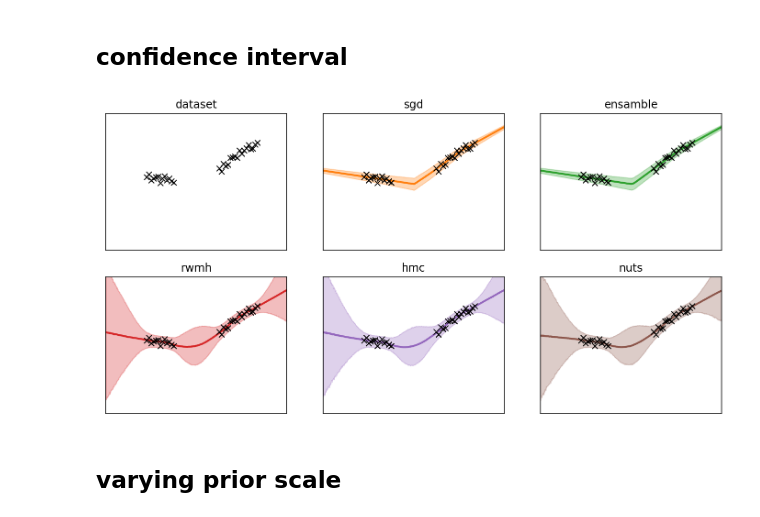
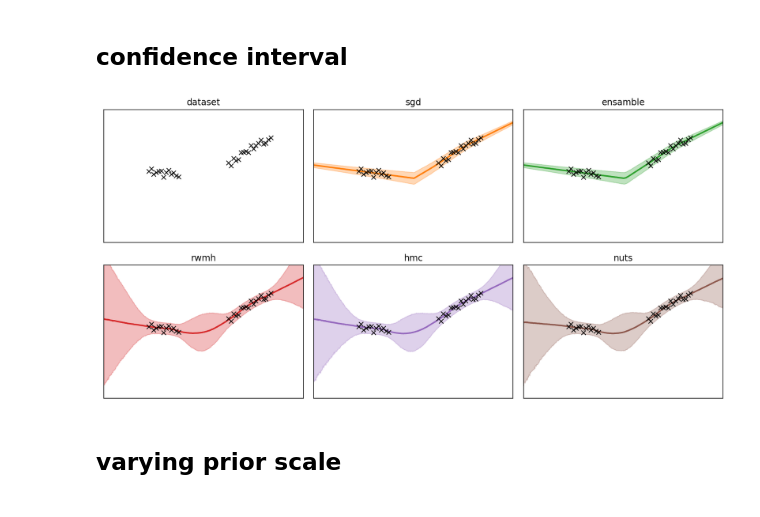
Before and after one commit to martin-marek/bnn-project, a Jupyter notebook: notebooks/1d_regression.ipynb, the cells around one changed output. Cells and saved outputs as stored; diff of their text form; code cells hidden in the pictures.

```diff
--- a/notebooks/1d_regression.ipynb
+++ b/notebooks/1d_regression.ipynb
@@ -66,7 +66,7 @@ PDF test:  -186.65285 -48.749596
 # training
 # %%
 # number of samples to keep from each chain
-n_samples = 2000
+n_samples = 2_000
 # %% [markdown]
 ## SGD
 # %%
@@ -74,6 +74,6 @@ n_samples = 2000
 n_epochs = 10_000
 lr_start = 1e-3
 lr_stop = 1e-5
-params_sgd, loss_sgd = train_sgd(log_posterior_fn, params_init, n_epochs, lr_start, lr_stop)
+params_sgd, loss_sgd, _ = train_sgd(log_posterior_fn, params_init, n_epochs, lr_start, lr_stop)
 chain_sgd = params_sgd[None]
 # %% [output]
@@ -136,5 +136,5 @@ Wall time: 1min 23s
 ens_size = 10
 key = jax.random.PRNGKey(0)
 chain_ens = init_sd*jax.random.normal(key, [ens_size, n_params])
-chain_ens, loss_history = train_ensamble(log_posterior_fn, chain_ens, n_epochs, lr_start, lr_stop)
+chain_ens, loss_history, _ = train_ensamble(log_posterior_fn, chain_ens, n_epochs, lr_start, lr_stop)
 # %% [output]
@@ -258,30 +258,31 @@ def get_quantiles(key, x, chain, n_samples=10_000):
 # %%
 fig, axs = plt.subplots(2, 3, figsize=[12, 6])
 axs = axs.flatten()
 key = jax.random.PRNGKey(0)
 alpha = 0.05
 nx = 500
 x_full = jnp.linspace(-2, 2, nx)
 
 
 names = ['dataset', 'sgd', 'ensamble', 'rwmh', 'hmc', 'nuts']
 for i, name in enumerate(names):
     if name != 'dataset':
         chain = chains_dict[name]
         quantiles = get_quantiles(key, x_full, chain)
         axs[i].fill_between(x_full, quantiles[0, :], quantiles[2, :], alpha=0.3, color=f'C{i}')
         axs[i].plot(x_full, quantiles[1, :], lw=2, color=f'C{i}')
     axs[i].scatter(x_train[:, 0], y_train, marker='x', color='black', linewidth=1, zorder=5)
     axs[i].set_xlim([-2, 2])
     axs[i].set_ylim([-3, 3])
     axs[i].set_xticks([])
     axs[i].set_yticks([])
     axs[i].set_title(name)
 
+plt.tight_layout()
 plt.savefig('plots/1d_predictions_ci.pdf', bbox_inches='tight', pad_inches=0)
 plt.show()
 # %% [output]
-[figure, old version]
+[figure, new version]
 # %% [markdown]
 ## varying prior scale
 # %%
```
Also changed, not shown: parts of 21 cells of this notebook, 7 other files.
